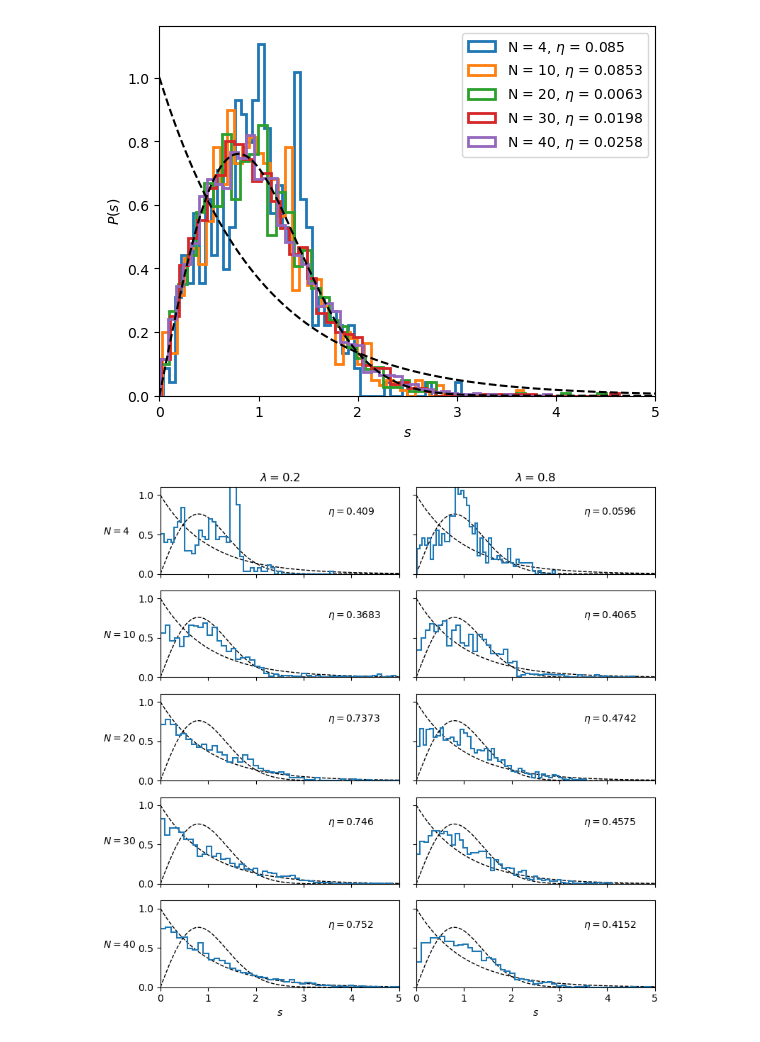
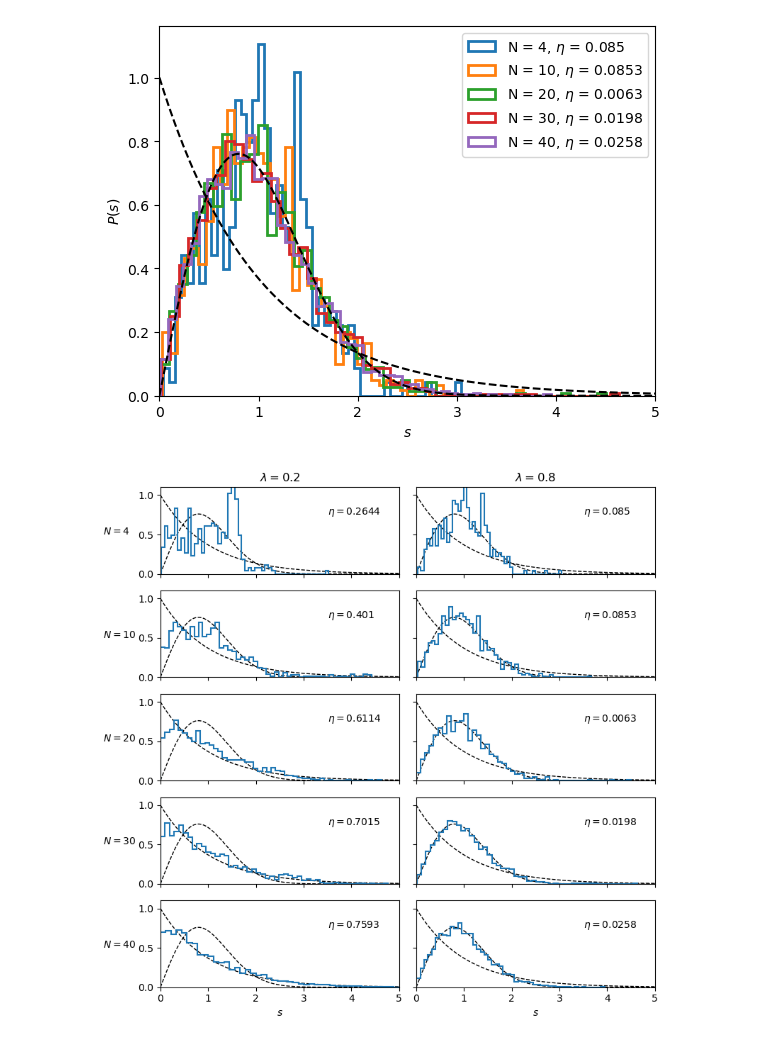
Before and after one commit to chuan97/dicke-dynamics, a Jupyter notebook: level_statistics.ipynb, the cells around one changed output. Cells and saved outputs as stored; diff of their text form; code cells hidden in the pictures.

Commit message:
add data, new analysis classical vs exact

```diff
--- a/level_statistics.ipynb
+++ b/level_statistics.ipynb
@@ -237,39 +237,39 @@ fig, axes = plt.subplots(5, 2, sharey=True, sharex=True)
 for i, N in enumerate(Ns):
     for j, lam in enumerate(lams):
         ax = axes[i, j]
-        vals = np.load(f'data/spectra/sprectrum_dickeP2_{N}_{N_photons_cutoff}_{wc}_{wz}_{lam}.npy')
+        vals = np.load(f'data/spectra/sprectrum_dicke_{N}_{N_photons_cutoff}_{wc}_{wz}_{lam}.npy')
 
         start = 0
         end = -1
         level_spacings = (vals[start+1:end] - vals[start:end-1])
         renormalized_spacings = level_spacings / level_stat.moving_average(level_spacings, 50) # unfolding: i.e. adjust for underlying level_density
 
         eta = level_stat.wigner_surmise_degree(renormalized_spacings, bins=1000)
 
         s = np.linspace(0, 5, 1000)
         ax.plot(s, np.exp(-s), c='k', ls='dashed', lw=1)
         wigner = lambda s: 0.5*np.pi*s * np.exp(-0.25*np.pi*s**2)
         ax.plot(s, wigner(s), c='k', ls='dashed', lw=1)
         ax.hist(renormalized_spacings, bins=50, density=True, histtype='step', lw=1.5)
 
         ax.set_xlim(0, 5)
         ax.set_ylim(0, 1.1)
 
         ax.text(3.5, 0.75, rf'$\eta = {round(eta, 4)}$')
 
         if i == 0:
             ax.set_title(rf'$\lambda = {lam}$')
 
         if i == 4:
             ax.set_xlabel(r'$s$')
 
         if j == 0:
             ax.text(-1.2, 0.5, rf'$N = {N}$')
 
 plt.tight_layout()
 plt.show()
 # %% [output]
-[figure, old version]
+[figure, new version]
 # %%
 plt.rcParams['figure.figsize'] = (8, 8)
 
```
Also changed, not shown: parts of 1 cell of this notebook, 14 other files.
